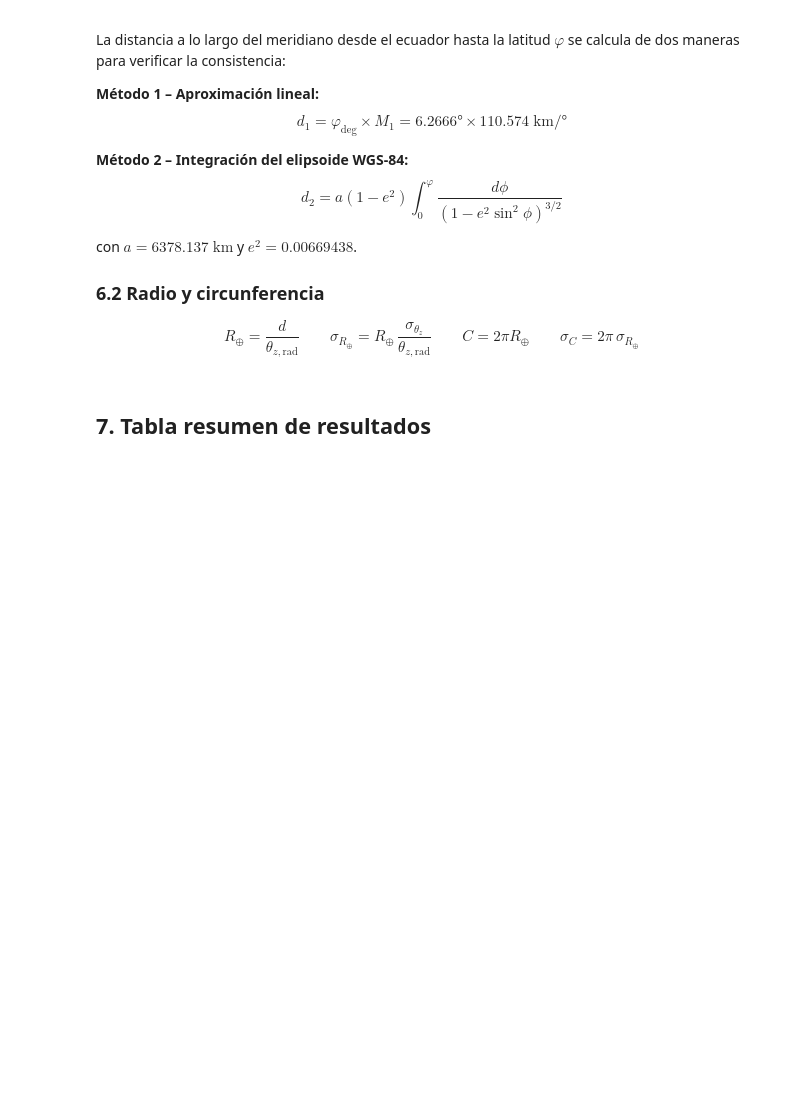
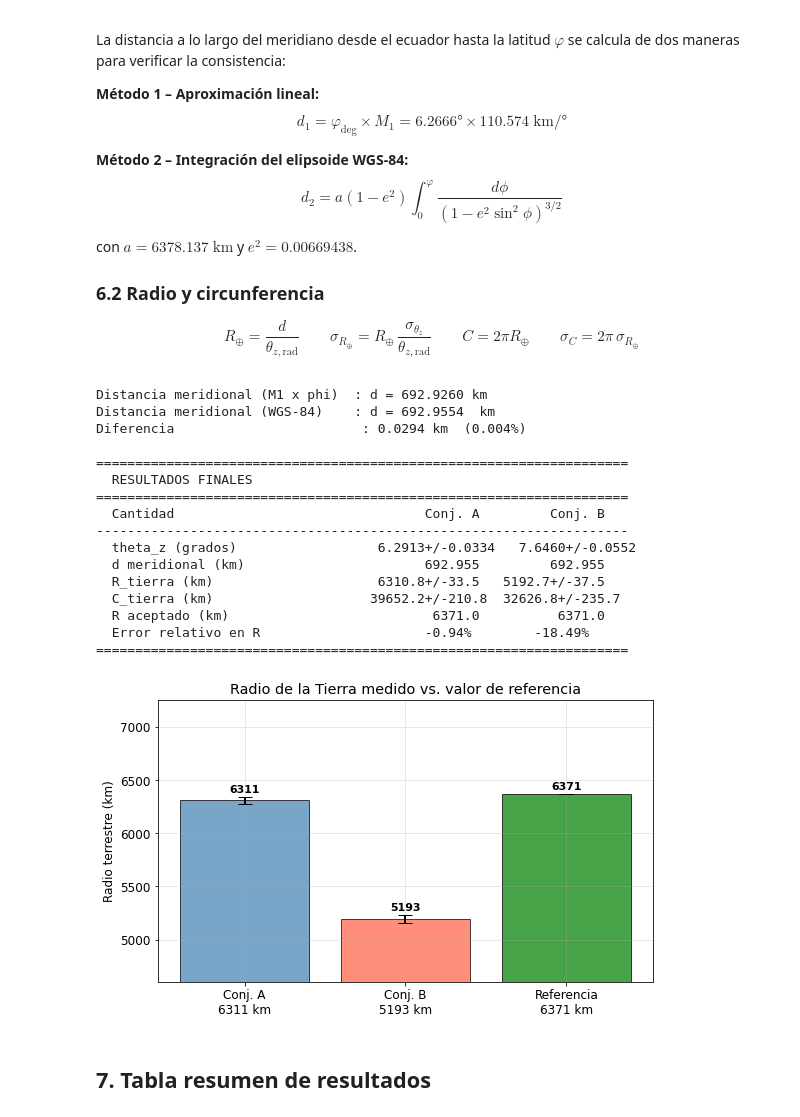
Before and after one commit to Daniel-534/IntroduccionAstronomiaPractica, a Jupyter notebook: ProyectoEratostenes/Analisis/AnalisisDeDatos.ipynb, the cells around one changed output. Drawn from its saved outputs; the diff is of its cells as text; code cells hidden in the pictures; blank space fills up the shorter version.

```diff
--- a/ProyectoEratostenes/Analisis/AnalisisDeDatos.ipynb
+++ b/ProyectoEratostenes/Analisis/AnalisisDeDatos.ipynb
@@ -506,7 +575,7 @@ e2    = 0.00669438      # excentricidad al cuadrado
 
 phi_arr = np.linspace(0.0, np.radians(phi_deg), 50000)
 integrando = a_WGS * (1.0 - e2) / (1.0 - e2 * np.sin(phi_arr)**2)**1.5
-d_WGS84 = np.trapezoid(integrando, phi_arr)
+d_WGS84 = np.trapz(integrando, phi_arr)
 
 print(f"Distancia meridional (M1 x phi)  : d = {d_lineal:.4f} km")
 print(f"Distancia meridional (WGS-84)    : d = {d_WGS84:.4f}  km")
@@ -549,33 +618,51 @@ print(f"  {'R_tierra (km)':<32} "
       f"{R_A:>7.1f}+/-{sR_A:.1f}  "
       f"{R_B:>7.1f}+/-{sR_B:.1f}")
 print(f"  {'C_tierra (km)':<32} "
       f"{C_A:>7.1f}+/-{sC_A:.1f}  "
       f"{C_B:>7.1f}+/-{sC_B:.1f}")
 print(f"  {'R aceptado (km)':<32} {R_ref:>14.1f}  {R_ref:>14.1f}")
 print(f"  {'Error relativo en R':<32} {err_rel_A:>12.2f}%  {err_rel_B:>12.2f}%")
 print("=" * 68)
 
 # ── Grafica comparativa ──────────────────────────────────────────────────────
 labels_R = [f'Conj. A\n{R_A:.0f} km', f'Conj. B\n{R_B:.0f} km',
             f'Referencia\n{R_ref:.0f} km']
 vals_R   = [R_A, R_B, R_ref]
 errs_R   = [sR_A, sR_B, 0.0]
 cols_R   = ['steelblue', 'tomato', 'green']
 
 fig, ax = plt.subplots(figsize=(8, 5))
 bars = ax.bar(labels_R, vals_R, yerr=errs_R, capsize=7,
               color=cols_R, alpha=0.72, edgecolor='k')
 ax.set_ylabel('Radio terrestre (km)')
 ax.set_title('Radio de la Tierra medido vs. valor de referencia')
 y_range = max(vals_R) - min(vals_R)
 margin  = max(y_range * 0.5, 300)
 ax.set_ylim(min(vals_R) - margin, max(vals_R) + margin * 1.5)
 for bar, val, err in zip(bars, vals_R, errs_R):
     ax.text(bar.get_x() + bar.get_width()/2, val + err + 20,
             f'{val:.0f}', ha='center', va='bottom',
             fontsize=11, fontweight='bold')
 plt.tight_layout()
 plt.show()
+# %% [output]
+Distancia meridional (M1 x phi)  : d = 692.9260 km
+Distancia meridional (WGS-84)    : d = 692.9554  km
+Diferencia                        : 0.0294 km  (0.004%)
+
+====================================================================
+  RESULTADOS FINALES
+====================================================================
+  Cantidad                                Conj. A         Conj. B
+--------------------------------------------------------------------
+  theta_z (grados)                  6.2913+/-0.0334   7.6460+/-0.0552
+  d meridional (km)                       692.955         692.955
+  R_tierra (km)                     6310.8+/-33.5   5192.7+/-37.5
+  C_tierra (km)                    39652.2+/-210.8  32626.8+/-235.7
+  R aceptado (km)                          6371.0          6371.0
+  Error relativo en R                     -0.94%        -18.49%
+====================================================================
+[figure, added]
 # %% [markdown]
 ## 7. Tabla resumen de resultados
 # %%
```
Also changed, not shown: parts of 7 cells of this notebook.
